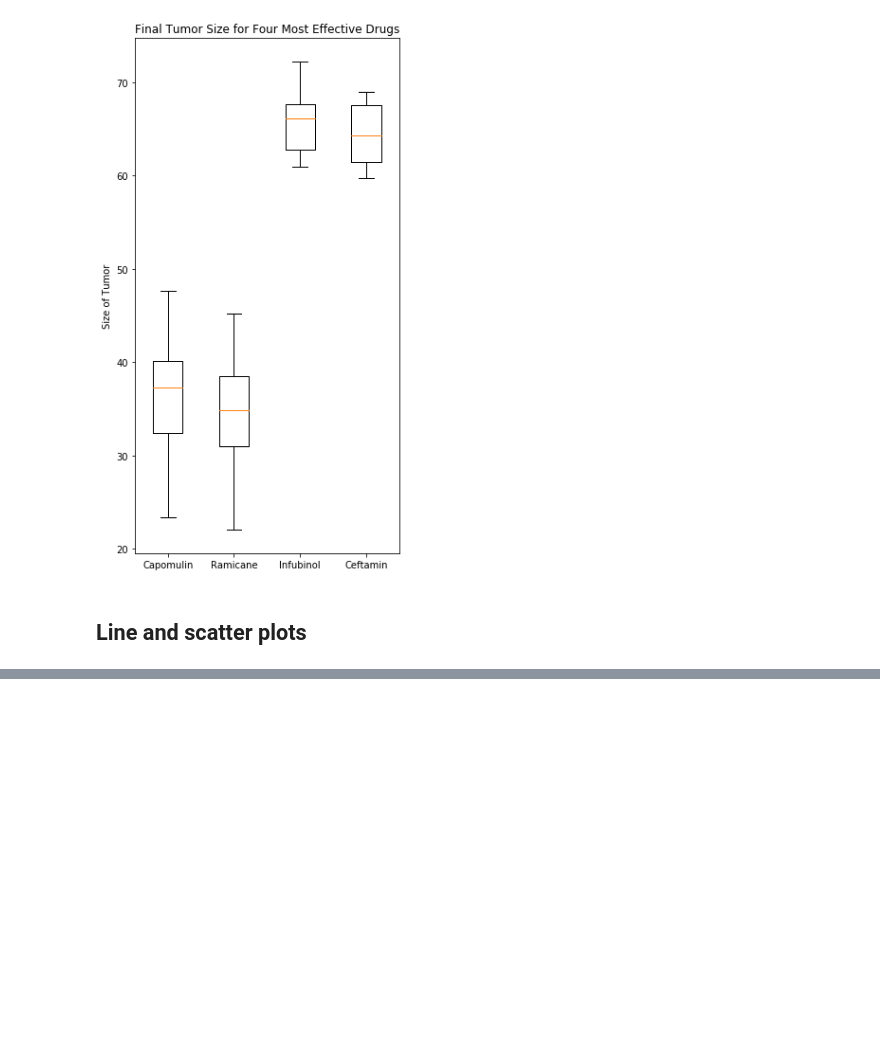
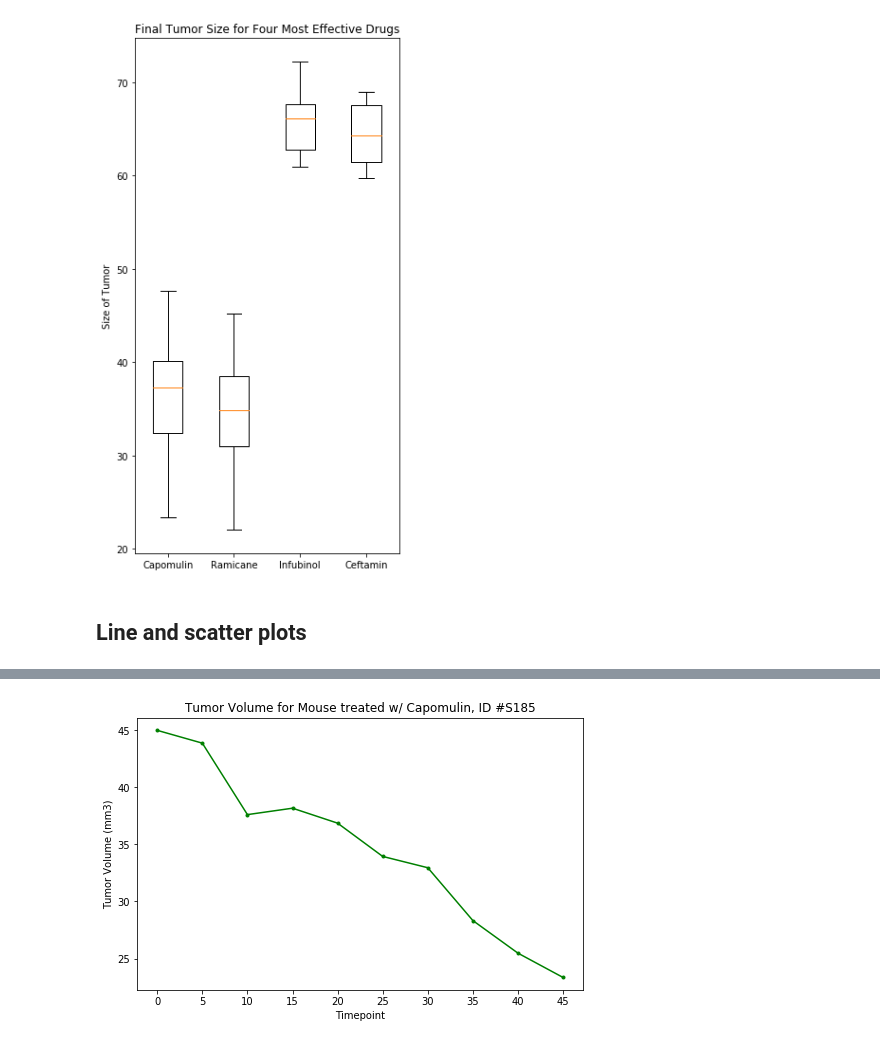
Before and after one commit to alecslaney/matplotlib_hw, a Jupyter notebook: Pymaceuticals/pymaceuticals_notebook.ipynb, the cells around one changed output, grey strips where cells are left out. Saved outputs shown, nothing was run; the diff lists cells and outputs as text; code cells hidden in the pictures; blank space fills up the shorter version.

```diff
--- a/Pymaceuticals/pymaceuticals_notebook.ipynb
+++ b/Pymaceuticals/pymaceuticals_notebook.ipynb
@@ -128,10 +123,9 @@ plt.show()
 ## Quartiles, outliers and boxplots
 # %%
 # Calculate the final tumor volume of each mouse across four of the most promising treatment regimens. Calculate the IQR and quantitatively determine if there are any potential outliers.
-completed_df = combined_df.loc[combined_df.Timepoint == 45, :]
+final_df = completed_df.loc[completed_df.Timepoint == 45, :]
 promising = ['Capomulin', 'Ramicane', 'Infubinol', 'Ceftamin']
-promising_df = completed_df.loc[completed_df.Drug.isin(promising), :]
-promising_df.head(10)
+promising_df = final_df.loc[final_df.Drug.isin(promising), :]
 
 tumor_volume = promising_df.Tumor_Volume
 quartiles = tumor_volume.quantile([.25,.5,.75])
@@ -173,3 +167,8 @@ plt.show()
 [figure]
 # %% [markdown]
 ## Line and scatter plots
+# %%
+# Mouse with ID #S185 is a mouse that has gone through full treatment with Capomulin
+capomulin_df = completed_df.loc[completed_df.Drug == "Capomulin", ['ID', 'Timepoint', 'Tumor_Volume']]
+s185_df = capomulin_df.head(10)
+s185_df
@@ -176,2 +187,13 @@ plt.show()
 # %%
 # Generate a line plot of time point versus tumor volume for a mouse treated with Capomulin
+plt.figure(figsize=(8,5))
+plt.xticks(s185_df.Timepoint)
+
+plt.title("Tumor Volume for Mouse treated w/ Capomulin, ID #S185")
+plt.xlabel("Timepoint")
+plt.ylabel("Tumor Volume (mm3)")
+
+plt.plot(s185_df.Timepoint, s185_df.Tumor_Volume, 'g.-')
+plt.show()
+# %% [output]
+[figure, added]
```
Also changed, not shown: parts of 8 cells of this notebook, 1 other file.
